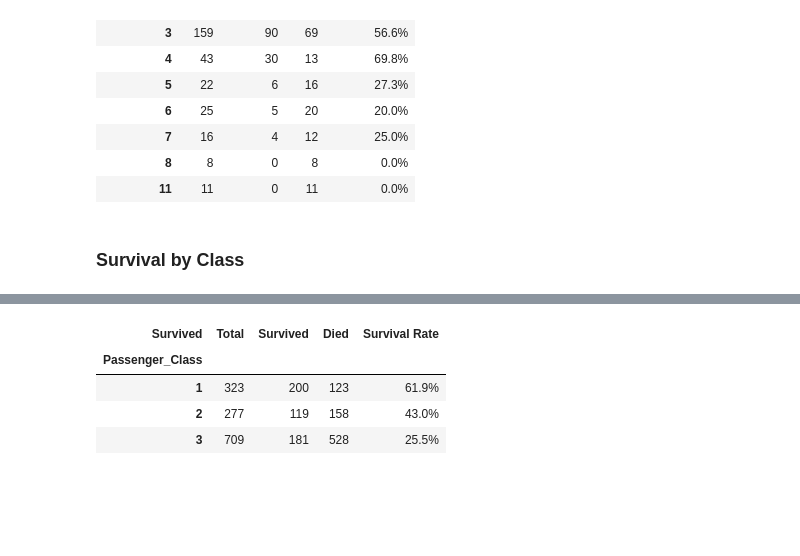
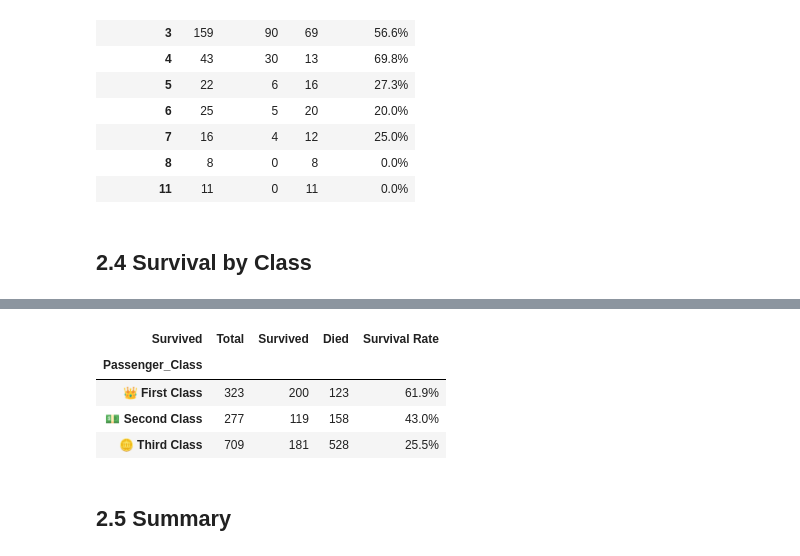
Before and after one commit to IvanBaroni/projects-in-data, a Jupyter notebook: Titanic_Dataset_Exploration_WIP.ipynb, the cells around one changed output, grey strips where cells are left out. Saved outputs shown, nothing was run; the diff lists cells and outputs as text; code cells hidden in the pictures; blank space fills up the shorter version.

```diff
--- a/Titanic_Dataset_Exploration_WIP.ipynb
+++ b/Titanic_Dataset_Exploration_WIP.ipynb
@@ -600,4 +625,6 @@ display(survival_rate_table.sort_values(by='Survival Rate', ascending=False).sty
 # %%
+# @title -- Survival by Family Size bar chart
+
 import plotly.express as px
 import plotly.graph_objects as go # Import graph_objects for annotations
 
@@ -612,7 +639,7 @@ fig = px.histogram(new_df, x='Family_Size', color='Survived',
                    category_orders={'Family_Size': family_size_order}, # Set the order for Family_Size
                    barmode='group',
                    color_discrete_map=color_map,
-                   width=1400, height=600) # Set the chart size
+                   width=1500, height=600) # Set the chart size
 
 fig.update_layout(
     xaxis_title=None, # Update x-axis title
@@ -660,10 +687,10 @@ if 'survival_rate_table_family_size' in locals():
         survival_rate = row['Survival Rate'] * 100 # Convert to percentage
         annotations.append(dict(
             xref='x', yref='paper', # Use 'x' for x-axis data values, 'paper' for y-axis as fraction of plot height
-            x=family_size, y=-0.07, # Position below the x-axis labels (adjust y as needed)
+            x=family_size, y=-0.06, # Position below the x-axis labels (adjust y as needed)
             text=f'Surv: {survival_rate:.0f}%', # Format as percentage with one decimal
             showarrow=False,
-            font=dict(size=10, color='grey'), # Adjust font size and color as needed
+            font=dict(size=11, color='grey'), # Adjust font size and color as needed
             xanchor='center', yanchor='top'
         ))
 
@@ -715,8 +744,10 @@ display(styled_table)
 | 8 | 8 | 0 | 8 | 0.0% |
 | 11 | 11 | 0 | 11 | 0.0% |
 # %% [markdown]
-### Survival by Class
+## 2.4 Survival by Class
 # %%
+# @title -- Survival by Class bar chart
+
 import plotly.express as px
 import plotly.graph_objects as go # Import graph_objects for annotations
 
@@ -742,8 +773,9 @@ fig.update_layout(
     xaxis=dict(
         tickmode = 'array',
         tickvals = list(pclass_labels.keys()), # Use the numerical class values as tickvals
-        ticktext = list(pclass_labels.values()), # Use the string labels as ticktext
-        tickfont = dict(weight='bold', size=14) # Make x-axis labels bold and increase size
+        # Create ticktext with labels and survival rates, applying styling to the survival rate
+        ticktext = [f'{label}<br><span style="font-size: 12px; font-weight: normal;">Survived: {survival_rate_table_pclass.loc[label, "Survival Rate"]:.1%}</span>' for key, label in pclass_labels.items()],
+        tickfont = dict(weight='bold', size=14) # Keep the bold and size for the class labels
     ),
     shapes=[
         dict(
@@ -770,54 +802,48 @@ for i, trace in enumerate(fig.data):
 new_legend_names = {0: '💀 No', 1: '🛟 Yes'} # Added emojis to legend
 fig.for_each_trace(lambda t: t.update(name = new_legend_names[int(t.name)]))
 
-# Add annotations for survival rate below each Passenger Class label
-annotations = []
-# Make sure survival_rate_table_pclass is available from previous cells
-# If not, recalculate it here or ensure the cell B9Xe9SDwqfWZ is run before this one
-if 'survival_rate_table_pclass' in locals():
-    for pclass, row in survival_rate_table_pclass.iterrows():
-        survival_rate = row['Survival Rate'] * 100 # Convert to percentage
-        annotations.append(dict(
-            xref='x', yref='paper', # Use 'x' for x-axis data values, 'paper' for y-axis as fraction of plot height
-            x=pclass, y=-0.04, # Position below the x-axis labels (adjust y as needed)
-            text=f'Survival rate: {survival_rate:.1f}%', # Format as percentage with one decimal
-            showarrow=False,
-            font=dict(size=12, color='grey'), # Adjust font size and color as needed
-            xanchor='center', yanchor='top'
-        ))
-    fig.update_layout(annotations=annotations, margin=dict(b=100)) # Add annotations to layout and increase bottom margin
-
 
 fig.show()
 # %% [output]
 [interactive output not drawn]
 # %%
+# @title -- Survival by Class table
+
 import pandas as pd
 
 # Create a crosstab to get survival counts by Passenger_Class
 survival_counts_pclass = pd.crosstab(new_df['Passenger_Class'], new_df['Survived'])
 
 # Rename columns for clarity
 survival_counts_pclass = survival_counts_pclass.rename(columns={0: 'Died', 1: 'Survived'})
 
 # Calculate the total count for each Passenger_Class
 survival_counts_pclass['Total'] = survival_counts_pclass['Died'] + survival_counts_pclass['Survived']
 
 # Calculate the survival rate (Survived / Total)
 survival_counts_pclass['Survival Rate'] = survival_counts_pclass['Survived'] / survival_counts_pclass['Total']
 
 # Select and reorder columns for the final table
 survival_rate_table_pclass = survival_counts_pclass[['Total', 'Survived', 'Died', 'Survival Rate']].copy()
 
+# Define the mapping for Passenger Class labels
+pclass_labels = {1: '👑 First Class', 2: '💵 Second Class', 3: '🪙 Third Class'}
+
+# Map the index (Passenger_Class) to the new labels
+survival_rate_table_pclass = survival_rate_table_pclass.rename(index=pclass_labels)
+
+
 # Format the 'Survival Rate' column as percentage with one decimal and make text bold
 # Add a light blue bar chart in the background for Survival Rate column with white border
 display(survival_rate_table_pclass.sort_values(by='Passenger_Class', ascending=True).style
         .bar(subset=['Survival Rate'], color='lightblue', props='border: 1px solid white;')
         .format({'Survival Rate': lambda x: f'<b>{x:.1%}</b>'})
         .set_properties(**{'text-align': 'center'})) # Center align all columns for simplicity initially
 # %% [output]
 | Survived | Total | Survived | Died | Survival Rate |
 | Passenger_Class |  |  |  |  |
-| 1 | 323 | 200 | 123 | 61.9% |
-| 2 | 277 | 119 | 158 | 43.0% |
-| 3 | 709 | 181 | 528 | 25.5% |
+| 👑 First Class | 323 | 200 | 123 | 61.9% |
+| 💵 Second Class | 277 | 119 | 158 | 43.0% |
+| 🪙 Third Class | 709 | 181 | 528 | 25.5% |
+# %% [markdown]
+## 2.5 Summary
```
Also changed, not shown: parts of 25 cells of this notebook.
